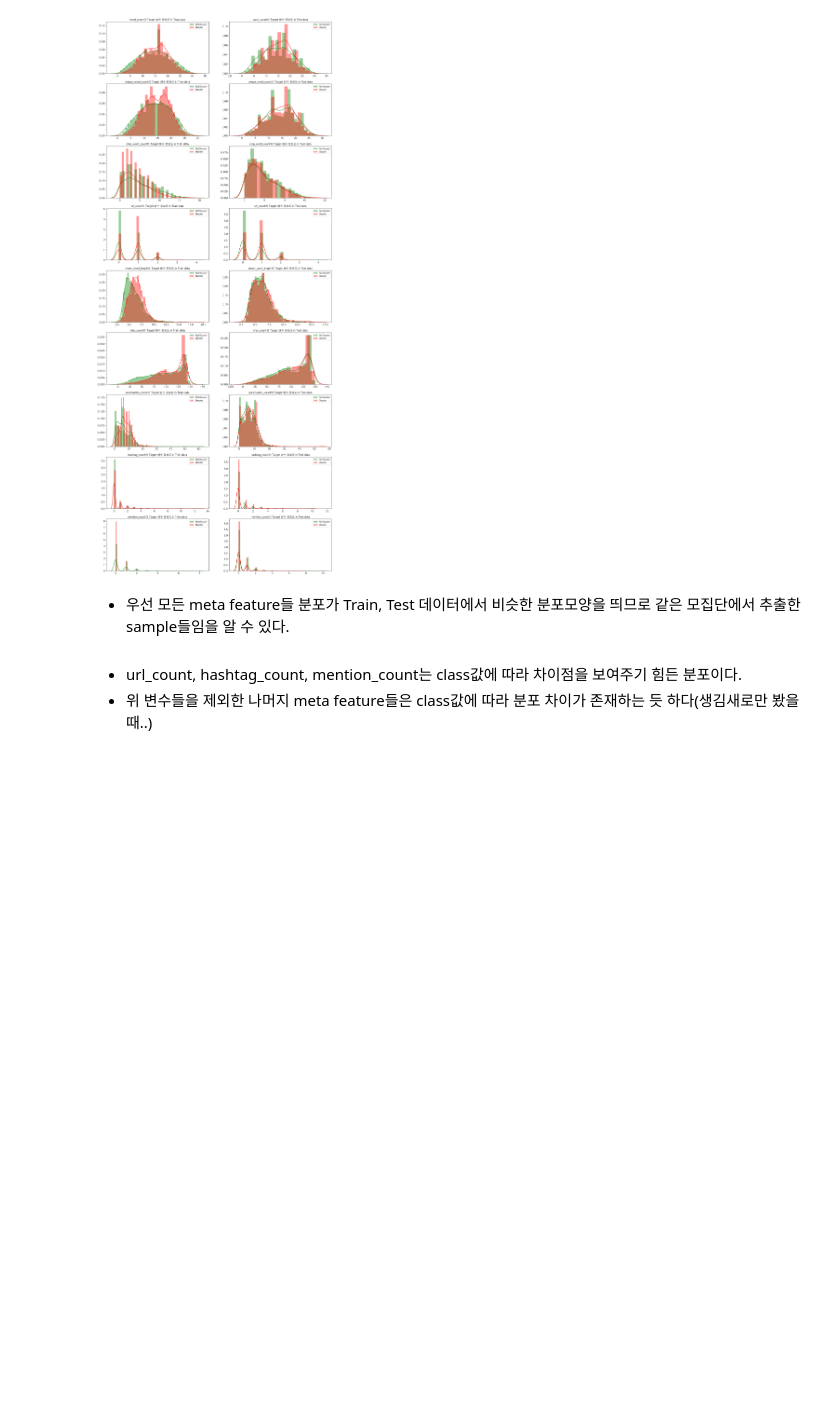
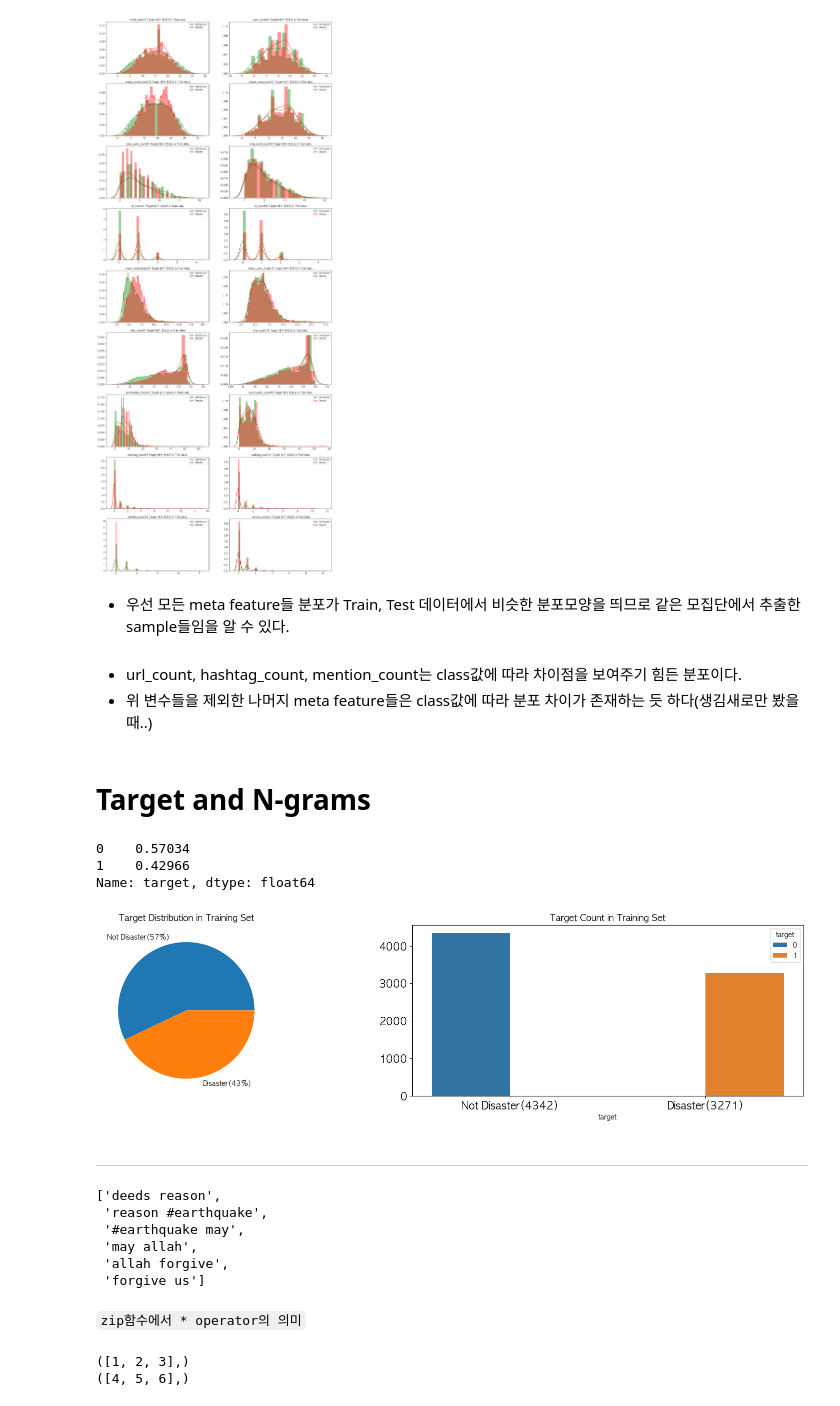
Before and after one commit to young-hun-jo/KaggleStruggle, a Jupyter notebook: disaster_tweet/notebook_transcription.ipynb, the cells around one changed output. Drawn from its saved outputs; the diff is of its cells as text; code cells hidden in the pictures; blank space fills up the shorter version.

Commit message:
zip함수를 이용한 n-gram 생성함수 만들기

```diff
--- a/disaster_tweet/notebook_transcription.ipynb
+++ b/disaster_tweet/notebook_transcription.ipynb
@@ -335,3 +335,5 @@ for i, feature in enumerate(METAFEATURES):
 - 우선 모든 meta feature들 분포가 Train, Test 데이터에서 비슷한 분포모양을 띄므로 같은 모집단에서 추출한 sample들임을 알 수 있다.<br><br>
 - url_count, hashtag_count, mention_count는 class값에 따라 차이점을 보여주기 힘든 분포이다.
 - 위 변수들을 제외한 나머지 meta feature들은 class값에 따라 분포 차이가 존재하는 듯 하다(생김새로만 봤을 때..)
+# %% [markdown]
+# Target and N-grams
@@ -337,0 +342,34 @@ for i, feature in enumerate(METAFEATURES):
+# %%
+# train 데이터 class imbalance 여부 확인
+# 클래스 비율 살펴보기
+df_train['target'].value_counts() / total_class
+# %% [output]
+0    0.57034
+1    0.42966
+Name: target, dtype: float64
+# %%
+fig, axes = plt.subplots(ncols=2, figsize=(17, 4), dpi=100)
+plt.tight_layout()
+
+df_train.groupby('target').count()['id'].plot(kind='pie',
+                                             ax=axes[0],
+                                             labels=['Not Disaster(57%)',
+                                                    'Disaster(43%)'])
+sns.countplot(x=df_train['target'], hue=df_train['target'],
+             ax=axes[1])
+
+axes[0].set_ylabel('')
+axes[1].set_ylabel('')
+axes[1].set_xticklabels(['Not Disaster(4342)', 'Disaster(3271)'])
+axes[0].tick_params(axis='x', labelsize=15)
+axes[0].tick_params(axis='y', labelsize=15)
+axes[1].tick_params(axis='x', labelsize=15)
+axes[1].tick_params(axis='y', labelsize=15)
+
+axes[0].set_title('Target Distribution in Training Set',
+                 fontsize=13)
+axes[1].set_title('Target Count in Training Set',
+                 fontsize=13)
+plt.show()
+# %% [output]
+[figure, added]
@@ -337,0 +381,28 @@ for i, feature in enumerate(METAFEATURES):
+# %% [markdown]
+---
+# %%
+test = df_train['text'][0]
+# 리스트 컴프리헨션에서 조건 2개 붙일때는 그냥 옆에 바로 붙여 작성하면 됨
+token = [token for token in test.lower().split(' ') if token != '' if token not in STOPWORDS]
+# 이중리스트로 되어있는걸 unpack 시키고 zip시키기!
+ngrams = zip(*[token[i:] for i in range(2)])
+# 다시 리스트로 담기
+[' '.join(ngram) for ngram in ngrams]
+# %% [output]
+['deeds reason',
+ 'reason #earthquake',
+ '#earthquake may',
+ 'may allah',
+ 'allah forgive',
+ 'forgive us']
+# %% [markdown]
+``zip함수에서 * operator의 의미``
+# %%
+# 리스트안에 리스트가 하나 더 묶여있어서(pack) 우리가 원하는 결과처럼 unpack하고 zip하지 않는다.
+normal = [[1,2,3], [4,5,6]]
+normal_zip = zip(normal)
+for a in normal_zip:
+    print(a)
+# %% [output]
+([1, 2, 3],)
+([4, 5, 6],)
```
Also changed, not shown: parts of 4 cells of this notebook.
